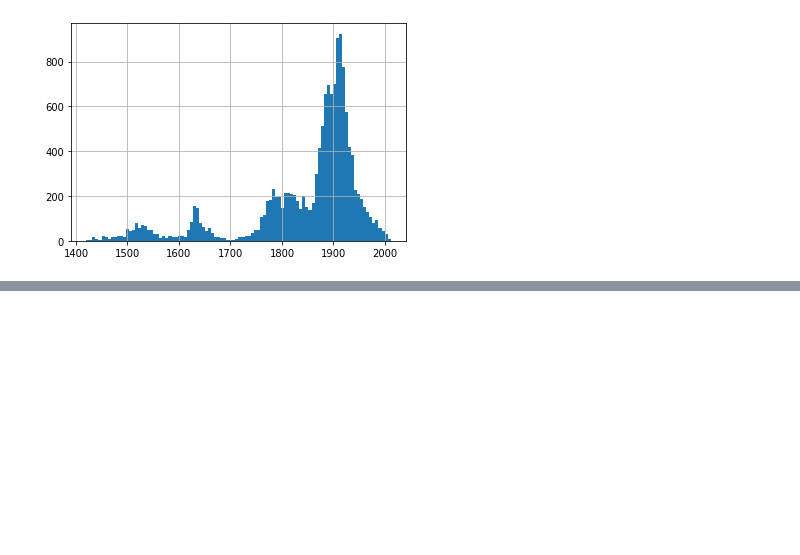
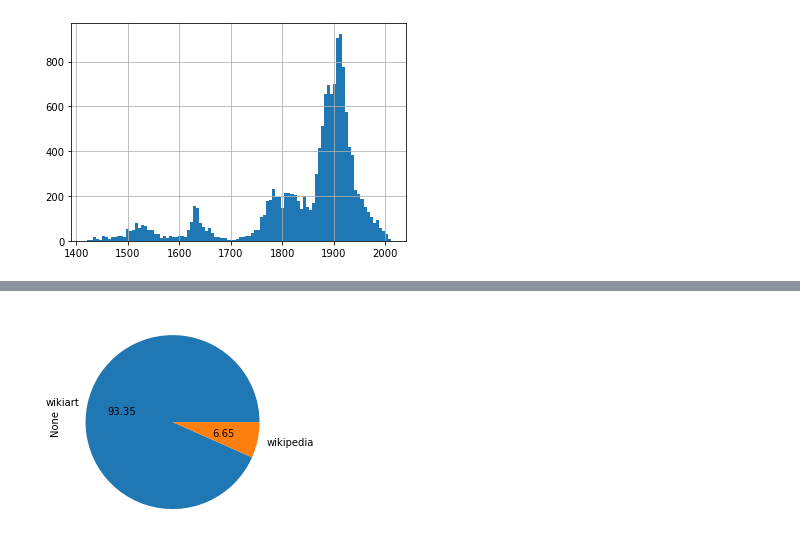
Before and after one commit to dddpt/history-digital-objects-symbolic, a Jupyter notebook: scripts/s0_dataset_exploration/dataset_exploration.ipynb, the cells around one changed output, grey strips where cells are left out. Cells and saved outputs as stored; diff of their text form; code cells hidden in the pictures; blank space fills up the shorter version.

```diff
--- a/scripts/s0_dataset_exploration/dataset_exploration.ipynb
+++ b/scripts/s0_dataset_exploration/dataset_exploration.ipynb
@@ -105,0 +110,4 @@ portraits.to_csv(portraits_csv)
+# %%
+portraits.groupby('source').size().plot(kind='pie', autopct='%.2f');
+# %% [output]
+[figure, added]
```
Also changed, not shown: parts of 11 cells of this notebook.
